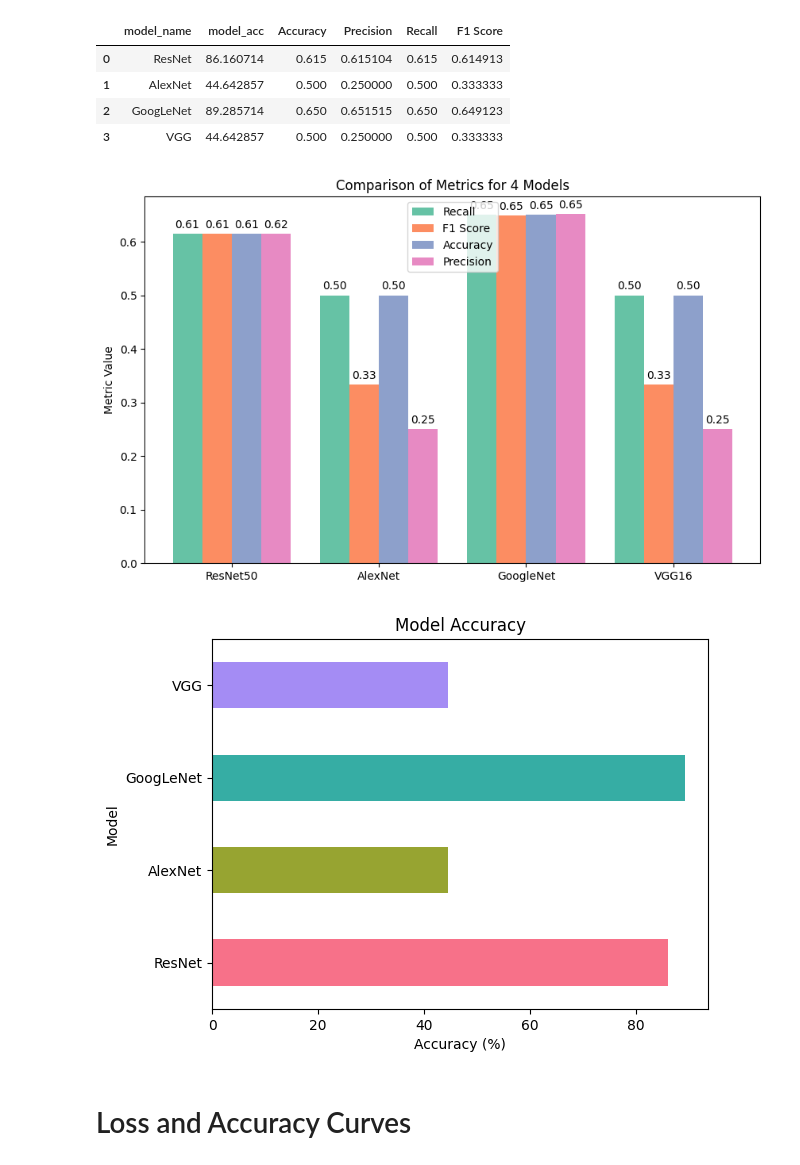
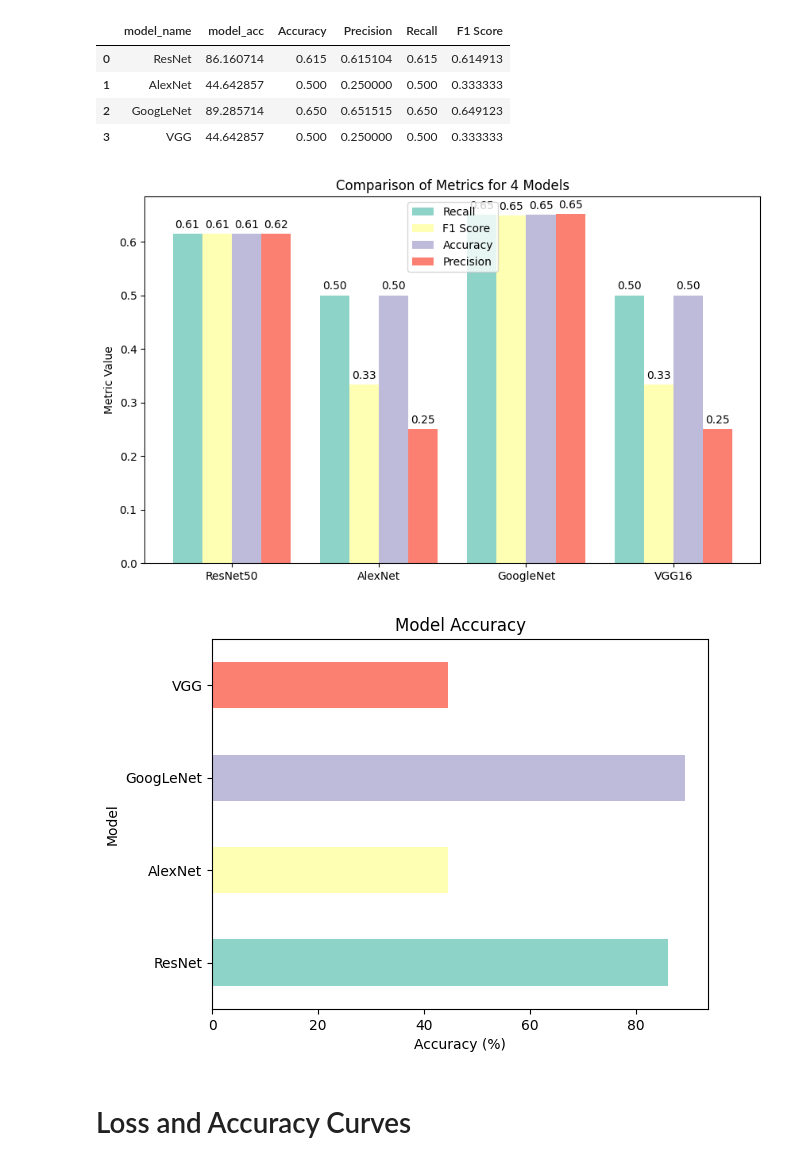
Before and after one commit to Khushi9898/Glaucoma-Detection, a Jupyter notebook: final.ipynb, the cells around one changed output. Drawn from its saved outputs; the diff is of its cells as text; code cells hidden in the pictures.

```diff
--- a/final.ipynb
+++ b/final.ipynb
@@ -1280,41 +1280,41 @@ index = np.arange(len(model_names))
 fig, ax = plt.subplots(figsize=(10, 6))
 
 # Use Seaborn's "viridis" color palette for distinct colors
-palette = sns.color_palette("Set2")
+palette = sns.color_palette("Set3")
 
 for i, metric_name in enumerate(metric_names):
     bars = ax.bar(index + i * bar_width, values[:, i], bar_width, label=metric_name, color=palette[i])
     for bar in bars:
         height = bar.get_height()
         ax.annotate(f'{height:.2f}',  # Format the value to 2 decimal places
                     xy=(bar.get_x() + bar.get_width() / 2, height),  # Position to annotate
                     xytext=(0, 3),  # Offset to adjust the text position
                     textcoords="offset points",
                     ha='center', va='bottom')
 
 # Set the x-axis labels
 ax.set_xticks(index + bar_width * (len(metric_names) - 1) / 2)
 ax.set_xticklabels(model_names)
 
 # Set the y-axis label
 ax.set_ylabel('Metric Value')
 
 # Set the chart title
 ax.set_title('Comparison of Metrics for 4 Models')
 
 # Adjust the legend location
 ax.legend(loc='upper center', bbox_to_anchor=(0.5, 1))
 
 # Show the grouped bar chart
 plt.show()
 # %% [output]
-[figure, old version]
+[figure, new version]
 # %%
 import matplotlib.pyplot as plt
 import seaborn as sns
 
 # Define a color palette using Seaborn
-palette = sns.color_palette("husl", len(compare_results))
+palette = sns.color_palette("Set3", len(compare_results))
 
 # Assuming you have a DataFrame called compare_results
 compare_results.set_index("model_name")["model_acc"].plot(kind="barh", color=palette)
@@ -1324,7 +1324,7 @@ plt.ylabel("Model")
 plt.title("Model Accuracy")
 plt.show()
 # %% [output]
-[figure, old version]
+[figure, new version]
 # %% [markdown]
 # Loss and Accuracy Curves
 # %%
```
Also changed, not shown: parts of 1 cell of this notebook.
